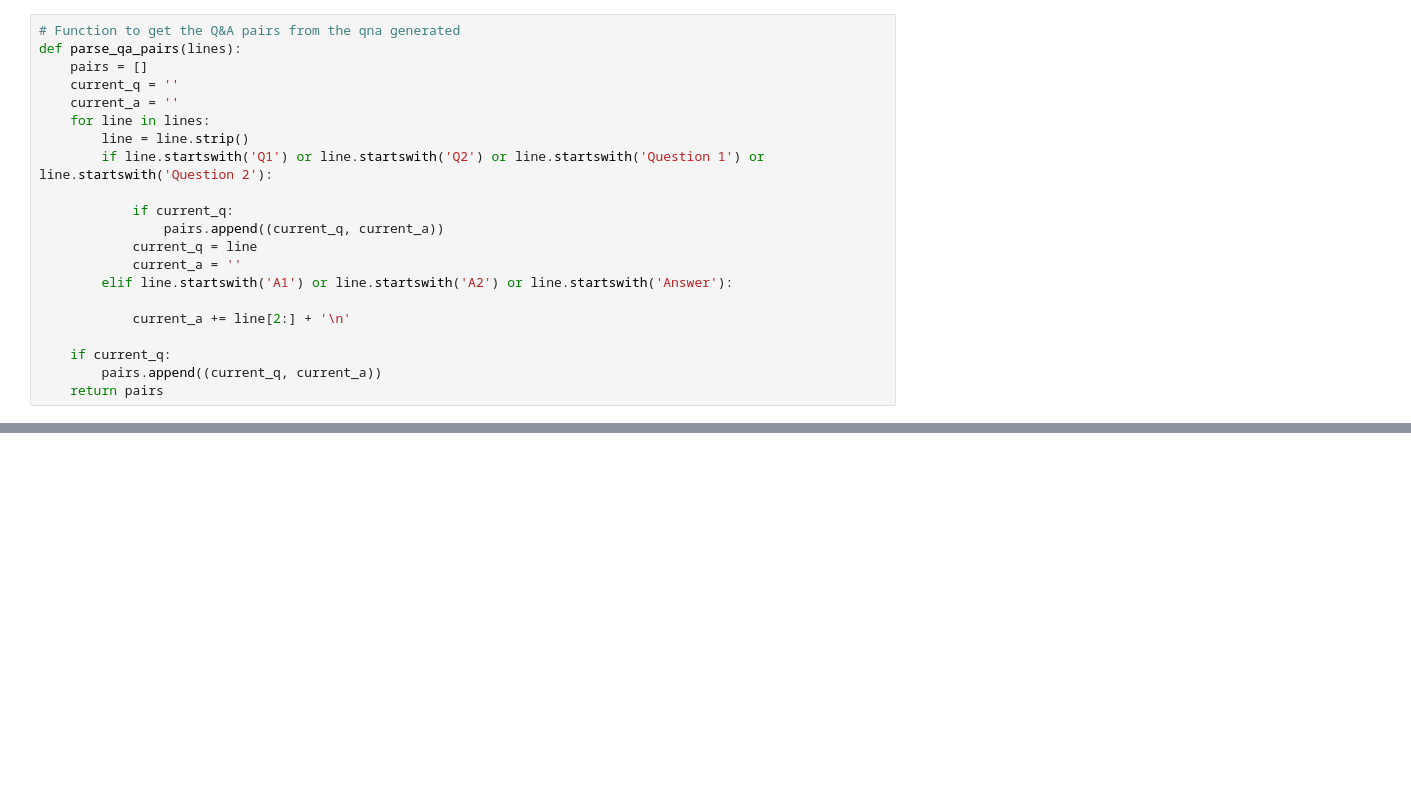
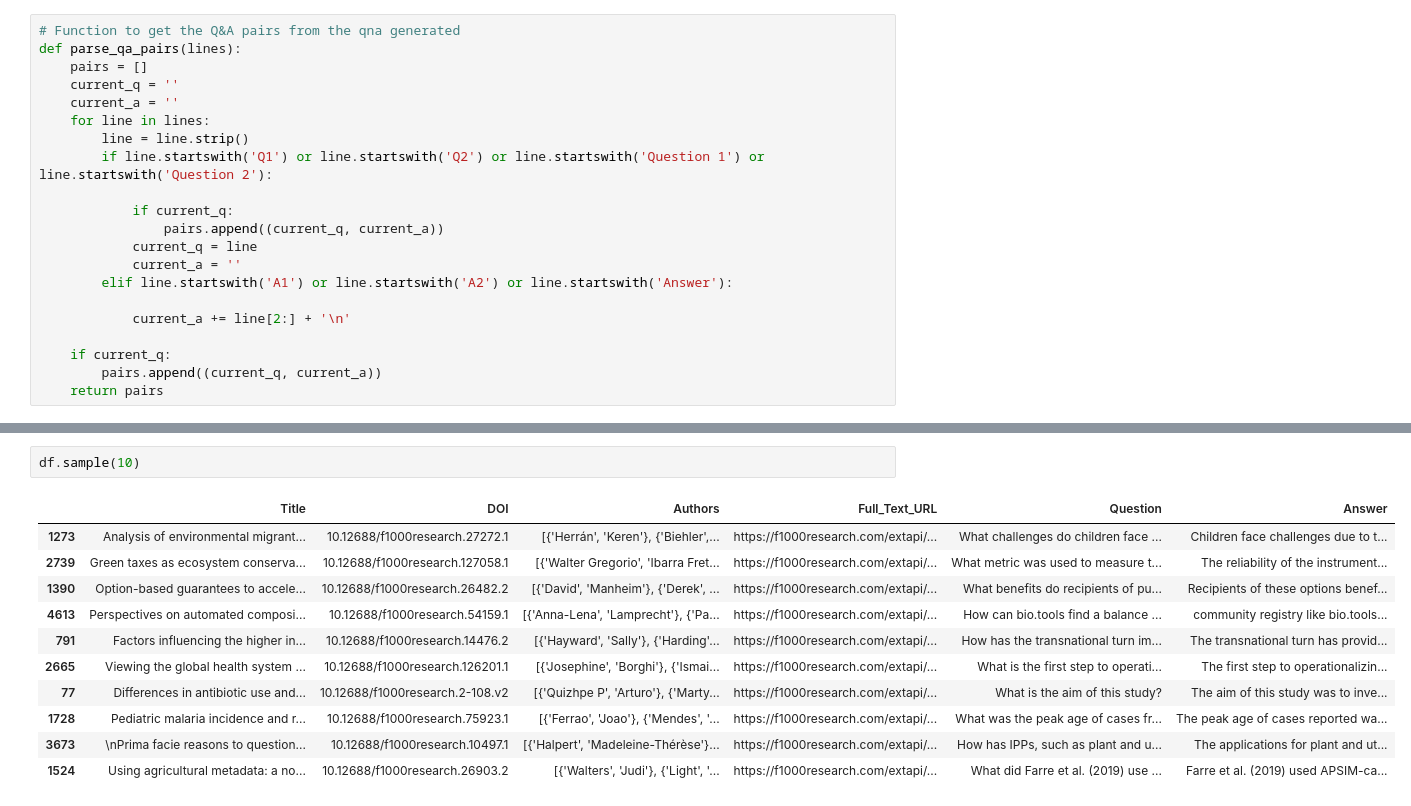
Before and after one commit to TiiQu-Network/QnA, a Jupyter notebook: Qna_QuTii_S3_Generation.ipynb, the cells around one changed output, grey strips where cells are left out. Drawn from its saved outputs; the diff is of its cells as text; blank space fills up the shorter version.

```diff
--- a/Qna_QuTii_S3_Generation.ipynb
+++ b/Qna_QuTii_S3_Generation.ipynb
@@ -193,0 +231,14 @@ df.sample(1)
+# %%
+df.sample(10)
+# %% [output]
+|  | Title | DOI | Authors | Full_Text_URL | Question | Answer |
+| 1273 | Analysis of environmental migrant... | 10.12688/f1000research.27272.1 | [{'Herrán', 'Keren'}, {'Biehler',... | https://f1000research.com/extapi/... | What challenges do children face ... | Children face challenges due to t... |
+| 2739 | Green taxes as ecosystem conserva... | 10.12688/f1000research.127058.1 | [{'Walter Gregorio', 'Ibarra Fret... | https://f1000research.com/extapi/... | What metric was used to measure t... | The reliability of the instrument... |
+| 1390 | Option-based guarantees to accele... | 10.12688/f1000research.26482.2 | [{'David', 'Manheim'}, {'Derek', ... | https://f1000research.com/extapi/... | What benefits do recipients of pu... | Recipients of these options benef... |
+| 4613 | Perspectives on automated composi... | 10.12688/f1000research.54159.1 | [{'Anna-Lena', 'Lamprecht'}, {'Pa... | https://f1000research.com/extapi/... | How can bio.tools find a balance ... | community registry like bio.tools... |
+| 791 | Factors influencing the higher in... | 10.12688/f1000research.14476.2 | [{'Hayward', 'Sally'}, {'Harding'... | https://f1000research.com/extapi/... | How has the transnational turn im... | The transnational turn has provid... |
+| 2665 | Viewing the global health system ... | 10.12688/f1000research.126201.1 | [{'Josephine', 'Borghi'}, {'Ismai... | https://f1000research.com/extapi/... | What is the first step to operati... | The first step to operationalizin... |
+| 77 | Differences in antibiotic use and... | 10.12688/f1000research.2-108.v2 | [{'Quizhpe P', 'Arturo'}, {'Marty... | https://f1000research.com/extapi/... | What is the aim of this study? | The aim of this study was to inve... |
+| 1728 | Pediatric malaria incidence and r... | 10.12688/f1000research.75923.1 | [{'Ferrao', 'Joao'}, {'Mendes', '... | https://f1000research.com/extapi/... | What was the peak age of cases fr... | The peak age of cases reported wa... |
+| 3673 | \nPrima facie reasons to question... | 10.12688/f1000research.10497.1 | [{'Halpert', 'Madeleine-Thérèse'}... | https://f1000research.com/extapi/... | How has IPPs, such as plant and u... | The applications for plant and ut... |
+| 1524 | Using agricultural metadata: a no... | 10.12688/f1000research.26903.2 | [{'Walters', 'Judi'}, {'Light', '... | https://f1000research.com/extapi/... | What did Farre et al. (2019) use ... | Farre et al. (2019) used APSIM-ca... |
```
Also changed, not shown: parts of 9 cells of this notebook.
